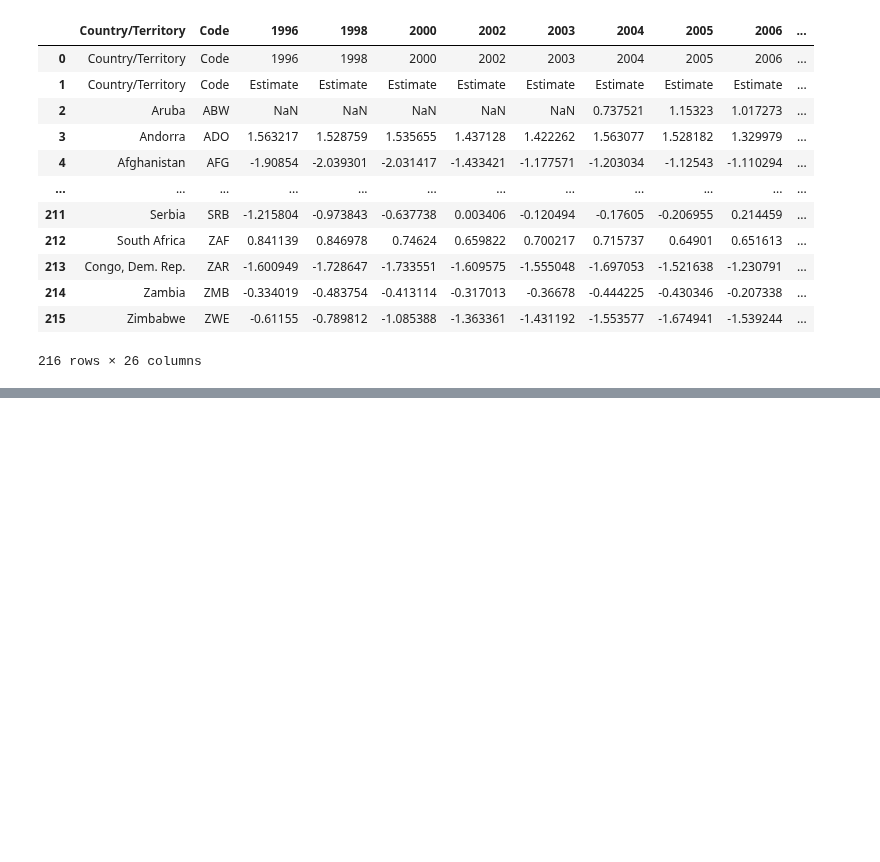
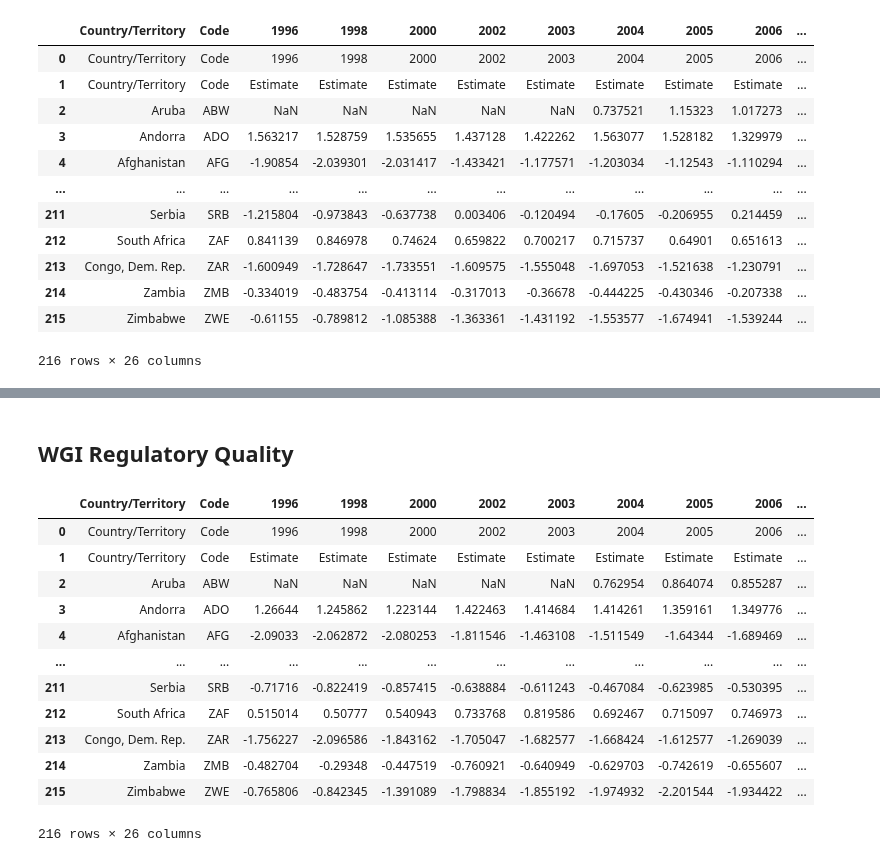
Before and after one commit to marcbarc19/DataScienceExam, a Jupyter notebook: predictor_cleaning.ipynb, the cells around one changed output, grey strips where cells are left out. Cells and saved outputs as stored; diff of their text form; code cells hidden in the pictures; blank space fills up the shorter version.

```diff
--- a/predictor_cleaning.ipynb
+++ b/predictor_cleaning.ipynb
@@ -127,0 +328,35 @@ display(voice_account_df)
+# %% [markdown]
+## WGI Regulatory Quality
+# %%
+reg_qual_df = pd.read_excel(r"C:\Users\marc1\OneDrive\Desktop\School\Aarhus University\Current Classes\DSPF\DSPF_Final\Data\wgidataset.xlsx", sheet_name= "RegulatoryQuality")
+
+# Set the headers as the values in the first row (index 13)
+reg_qual_df.columns = reg_qual_df.iloc[13]
+
+# Drop the first ten rows
+reg_qual_df = reg_qual_df.drop(index=range(12))
+
+# Reset the index after dropping rows
+reg_qual_df = reg_qual_df.reset_index(drop=True)
+
+# Set the headers as the values in the first row (index 0)
+reg_qual_df.columns = reg_qual_df.iloc[0]
+
+# Filter columns based on whether row 2 contains the word "Estimate"
+reg_qual_df = reg_qual_df.iloc[:, :2].join(reg_qual_df.loc[:, reg_qual_df.iloc[1] == 'Estimate'])
+
+display(reg_qual_df)
+# %% [output]
+|  | Country/Territory | Code | 1996 | 1998 | 2000 | 2002 | 2003 | 2004 | 2005 | 2006 | ... |
+| 0 | Country/Territory | Code | 1996 | 1998 | 2000 | 2002 | 2003 | 2004 | 2005 | 2006 | ... |
+| 1 | Country/Territory | Code | Estimate | Estimate | Estimate | Estimate | Estimate | Estimate | Estimate | Estimate | ... |
+| 2 | Aruba | ABW | NaN | NaN | NaN | NaN | NaN | 0.762954 | 0.864074 | 0.855287 | ... |
+| 3 | Andorra | ADO | 1.26644 | 1.245862 | 1.223144 | 1.422463 | 1.414684 | 1.414261 | 1.359161 | 1.349776 | ... |
+| 4 | Afghanistan | AFG | -2.09033 | -2.062872 | -2.080253 | -1.811546 | -1.463108 | -1.511549 | -1.64344 | -1.689469 | ... |
+| ... | ... | ... | ... | ... | ... | ... | ... | ... | ... | ... | ... |
+| 211 | Serbia | SRB | -0.71716 | -0.822419 | -0.857415 | -0.638884 | -0.611243 | -0.467084 | -0.623985 | -0.530395 | ... |
+| 212 | South Africa | ZAF | 0.515014 | 0.50777 | 0.540943 | 0.733768 | 0.819586 | 0.692467 | 0.715097 | 0.746973 | ... |
+| 213 | Congo, Dem. Rep. | ZAR | -1.756227 | -2.096586 | -1.843162 | -1.705047 | -1.682577 | -1.668424 | -1.612577 | -1.269039 | ... |
+| 214 | Zambia | ZMB | -0.482704 | -0.29348 | -0.447519 | -0.760921 | -0.640949 | -0.629703 | -0.742619 | -0.655607 | ... |
+| 215 | Zimbabwe | ZWE | -0.765806 | -0.842345 | -1.391089 | -1.798834 | -1.855192 | -1.974932 | -2.201544 | -1.934422 | ... |
+216 rows × 26 columns
```
Also changed, not shown: parts of 37 cells of this notebook.
